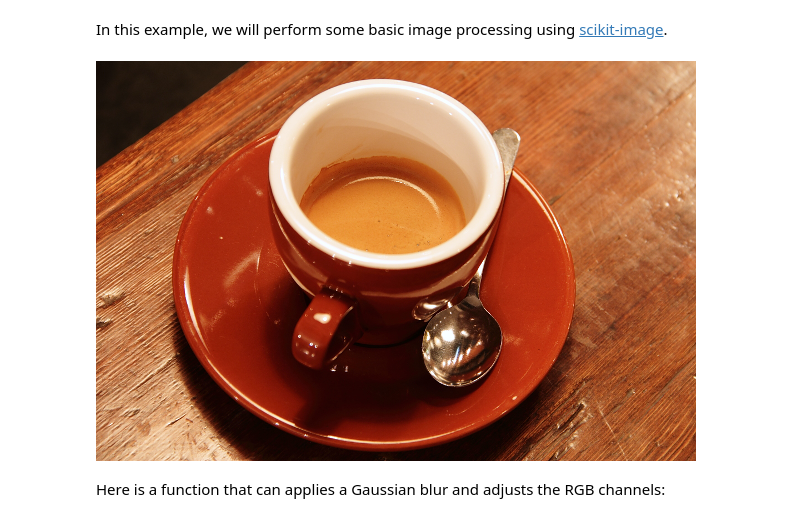
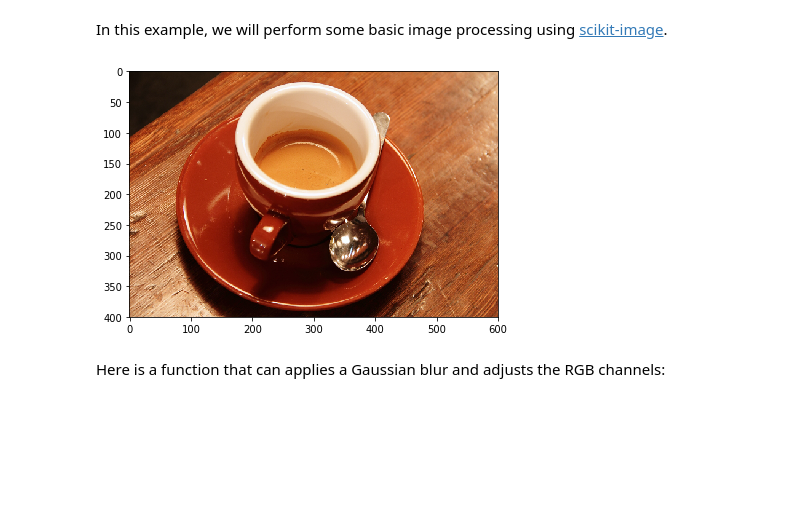
Before and after one commit to ellisonbg/jupyter-talks, a Jupyter notebook: 13-Interaction.ipynb, the cells around one changed output. Saved outputs shown, nothing was run; the diff lists cells and outputs as text; code cells hidden in the pictures; blank space fills up the shorter version.

```diff
--- a/13-Interaction.ipynb
+++ b/13-Interaction.ipynb
@@ -21,9 +21,9 @@ from skimage import data, filters, io
 import numpy as np
 # %%
 i = data.coffee()
-io.Image(i)
+io.imshow(i);
 # %% [output]
-[figure, old version]
+[figure, new version]
 # %% [markdown]
 Here is a function that can applies a Gaussian blur and adjusts the RGB channels:
 # %%
```
Also changed, not shown: parts of 6 cells of this notebook, 2 other files.
